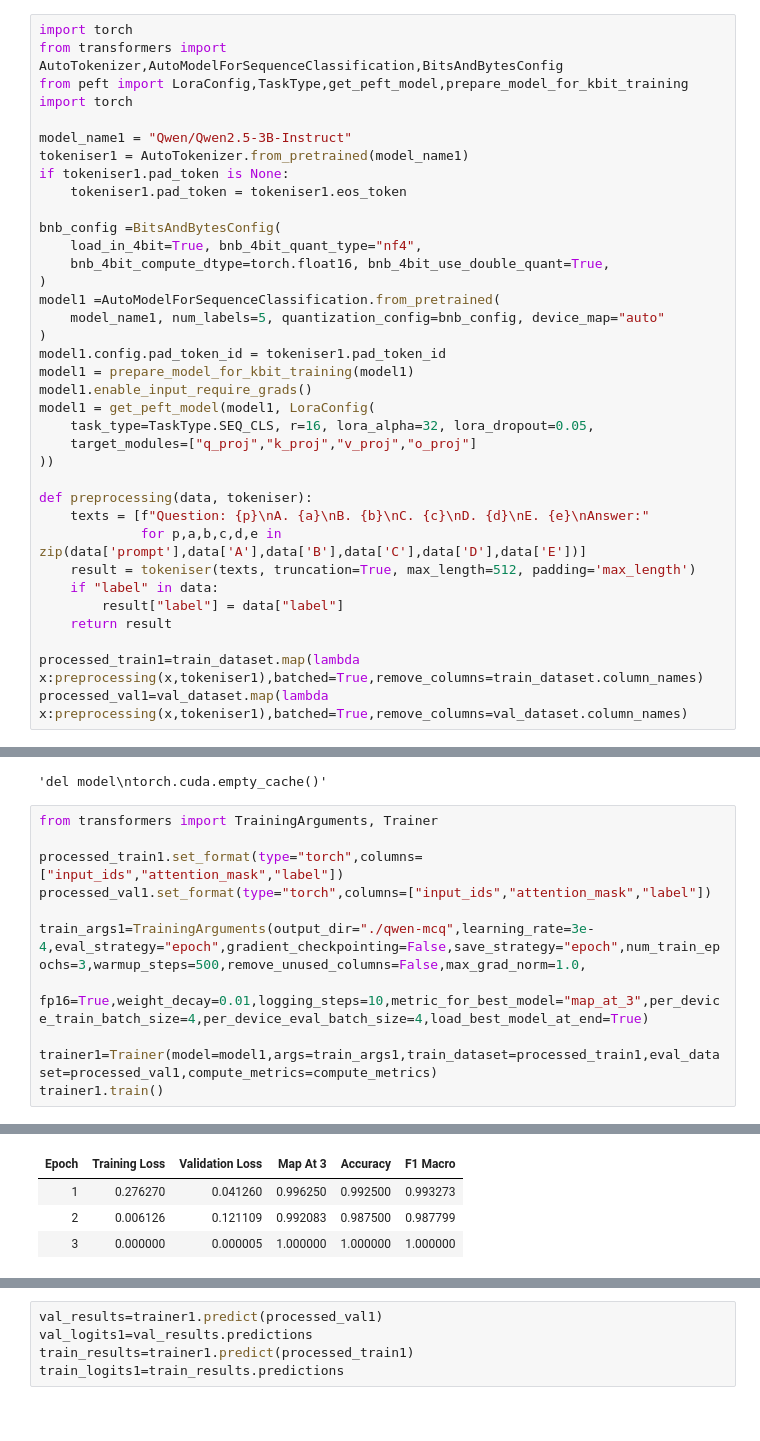
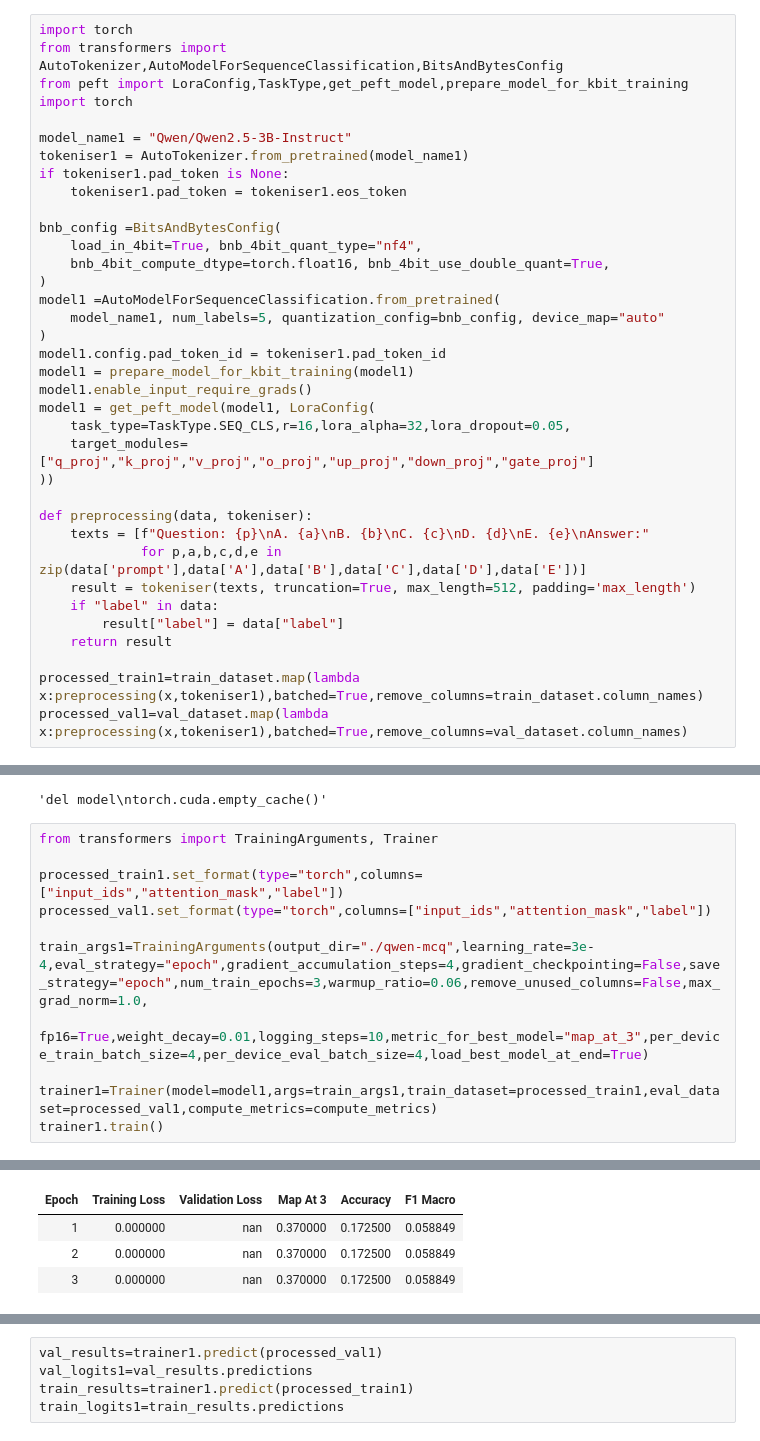
Before and after one commit to chay123-crypto/mcq-solver-transformers, a Jupyter notebook: DL-24f2002314-notebook-t22026.ipynb, the cells around one changed output, grey strips where cells are left out. Saved outputs shown, nothing was run; the diff lists cells and outputs as text.

```diff
--- a/DL-24f2002314-notebook-t22026.ipynb
+++ b/DL-24f2002314-notebook-t22026.ipynb
@@ -729,8 +672,8 @@ model1.config.pad_token_id = tokeniser1.pad_token_id
 model1 = prepare_model_for_kbit_training(model1)
 model1.enable_input_require_grads()
 model1 = get_peft_model(model1, LoraConfig(
-    task_type=TaskType.SEQ_CLS, r=16, lora_alpha=32, lora_dropout=0.05,
-    target_modules=["q_proj","k_proj","v_proj","o_proj"]
+    task_type=TaskType.SEQ_CLS,r=16,lora_alpha=32,lora_dropout=0.05,
+    target_modules=["q_proj","k_proj","v_proj","o_proj","up_proj","down_proj","gate_proj"]
 ))
 
 def preprocessing(data, tokeniser):
@@ -773,7 +718,7 @@ from transformers import TrainingArguments, Trainer
 processed_train1.set_format(type="torch",columns=["input_ids","attention_mask","label"])
 processed_val1.set_format(type="torch",columns=["input_ids","attention_mask","label"])
 
-train_args1=TrainingArguments(output_dir="./qwen-mcq",learning_rate=3e-4,eval_strategy="epoch",gradient_checkpointing=False,save_strategy="epoch",num_train_epochs=3,warmup_steps=500,remove_unused_columns=False,max_grad_norm=1.0,
+train_args1=TrainingArguments(output_dir="./qwen-mcq",learning_rate=3e-4,eval_strategy="epoch",gradient_accumulation_steps=4,gradient_checkpointing=False,save_strategy="epoch",num_train_epochs=3,warmup_ratio=0.06,remove_unused_columns=False,max_grad_norm=1.0,
                              fp16=True,weight_decay=0.01,logging_steps=10,metric_for_best_model="map_at_3",per_device_train_batch_size=4,per_device_eval_batch_size=4,load_best_model_at_end=True)
 
 trainer1=Trainer(model=model1,args=train_args1,train_dataset=processed_train1,eval_dataset=processed_val1,compute_metrics=compute_metrics)
@@ -783,4 +729,4 @@ trainer1.train()
 | Epoch | Training Loss | Validation Loss | Map At 3 | Accuracy | F1 Macro |
-| 1 | 0.276270 | 0.041260 | 0.996250 | 0.992500 | 0.993273 |
-| 2 | 0.006126 | 0.121109 | 0.992083 | 0.987500 | 0.987799 |
-| 3 | 0.000000 | 0.000005 | 1.000000 | 1.000000 | 1.000000 |
+| 1 | 0.000000 | nan | 0.370000 | 0.172500 | 0.058849 |
+| 2 | 0.000000 | nan | 0.370000 | 0.172500 | 0.058849 |
+| 3 | 0.000000 | nan | 0.370000 | 0.172500 | 0.058849 |
```
Also changed, not shown: parts of 10 cells of this notebook.
